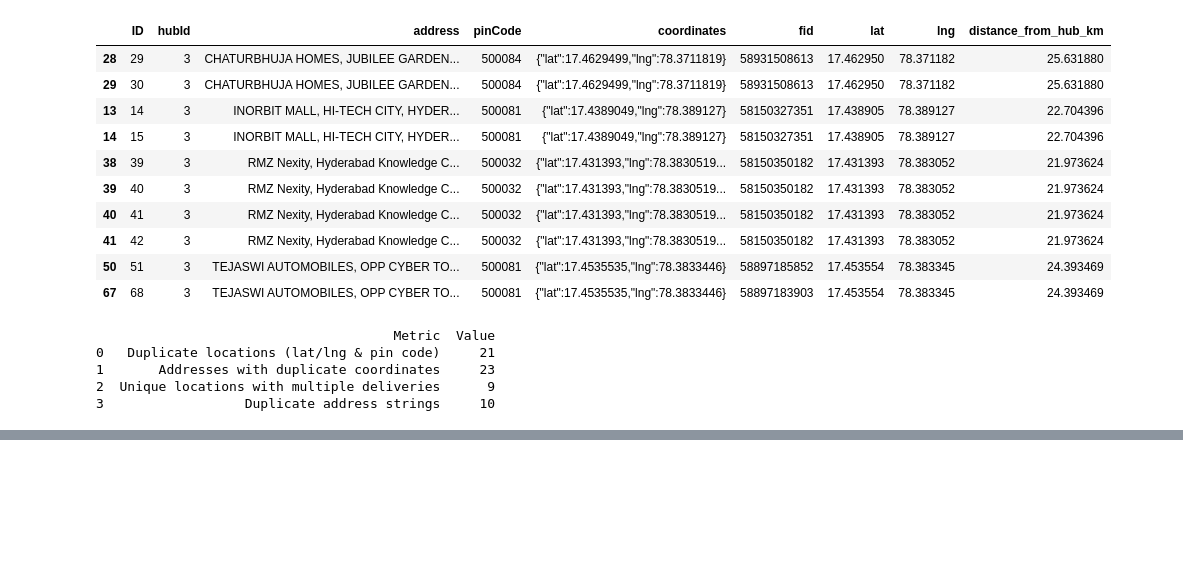
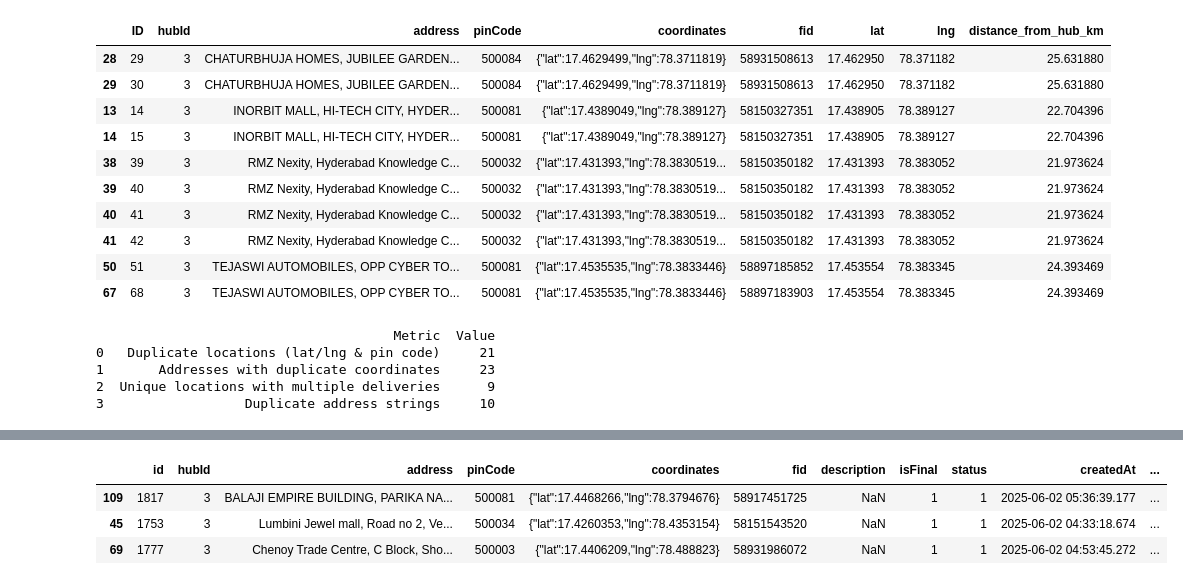
Before and after one commit to jaroxciv/routing, a Jupyter notebook: code/exploration.ipynb, the cells around one changed output, grey strips where cells are left out. Saved outputs shown, nothing was run; the diff lists cells and outputs as text; code cells hidden in the pictures; blank space fills up the shorter version.

```diff
--- a/code/exploration.ipynb
+++ b/code/exploration.ipynb
@@ -515,0 +532,12 @@ print(summary_table)
+# %%
+import pandas as pd
+
+
+data_path = "../data/02-06-2025-addresses.xlsx"
+df = pd.read_excel(data_path)
+df.sample(3)
+# %% [output]
+|  | id | hubId | address | pinCode | coordinates | fid | description | isFinal | status | createdAt | ... |
+| 109 | 1817 | 3 | BALAJI EMPIRE BUILDING, PARIKA NA... | 500081 | {"lat":17.4468266,"lng":78.3794676} | 58917451725 | NaN | 1 | 1 | 2025-06-02 05:36:39.177 | ... |
+| 45 | 1753 | 3 | Lumbini Jewel mall, Road no 2, Ve... | 500034 | {"lat":17.4260353,"lng":78.4353154} | 58151543520 | NaN | 1 | 1 | 2025-06-02 04:33:18.674 | ... |
+| 69 | 1777 | 3 | Chenoy Trade Centre, C Block, Sho... | 500003 | {"lat":17.4406209,"lng":78.488823} | 58931986072 | NaN | 1 | 1 | 2025-06-02 04:53:45.272 | ... |
```
Also changed, not shown: parts of 11 cells of this notebook.
